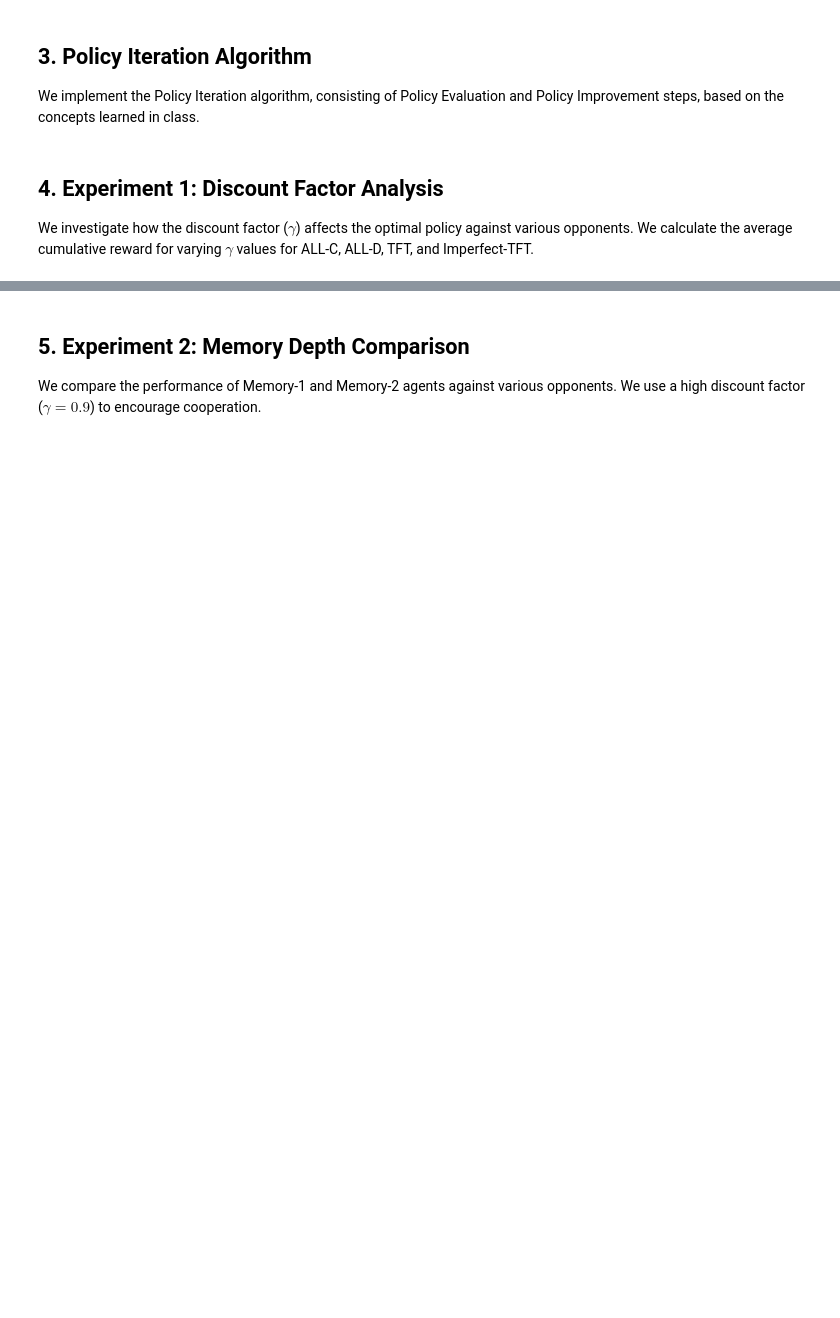
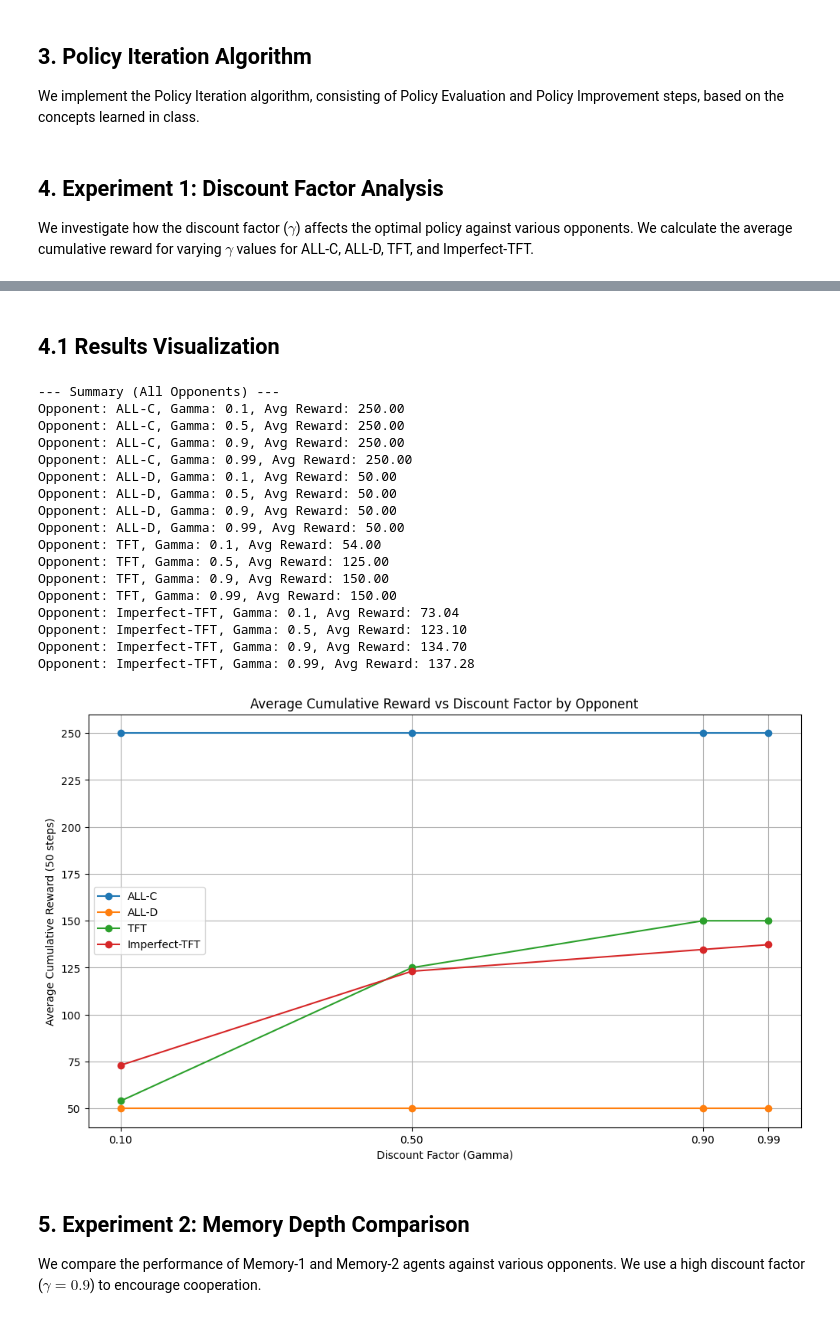
Before and after one commit to DanielKatz67/RL_Prisoners_Dilemma, a Jupyter notebook: Analysis_Notebook.ipynb, the cells around one changed output, grey strips where cells are left out. Drawn from its saved outputs; the diff is of its cells as text; code cells hidden in the pictures; blank space fills up the shorter version.

```diff
--- a/Analysis_Notebook.ipynb
+++ b/Analysis_Notebook.ipynb
@@ -390,3 +436,43 @@ Opponent: Imperfect-TFT, Gamma: 0.99, Avg Reward: 135.72
+# %% [markdown]
+## 4.1 Results Visualization
+# %%
+# After computing results for all opponents, also print a global summary (outside the loops)
+print("\n--- Summary (All Opponents) ---")
+for opp in opponent_types:
+    for g, avg in zip(gammas_to_test, results[opp.value]):
+        print(f"Opponent: {opp.value}, Gamma: {g}, Avg Reward: {avg:.2f}")
+
+# Plotting
+plt.figure(figsize=(12, 7))
+for opp in opponent_types:
+    plt.plot(gammas_to_test, results[opp.value], marker='o', label=opp.value)
+
+plt.title('Average Cumulative Reward vs Discount Factor by Opponent')
+plt.xlabel('Discount Factor (Gamma)')
+plt.ylabel('Average Cumulative Reward (50 steps)')
+plt.xticks(gammas_to_test)
+plt.legend()
+plt.grid(True)
+plt.show()
+# %% [output]
+--- Summary (All Opponents) ---
+Opponent: ALL-C, Gamma: 0.1, Avg Reward: 250.00
+Opponent: ALL-C, Gamma: 0.5, Avg Reward: 250.00
+Opponent: ALL-C, Gamma: 0.9, Avg Reward: 250.00
+Opponent: ALL-C, Gamma: 0.99, Avg Reward: 250.00
+Opponent: ALL-D, Gamma: 0.1, Avg Reward: 50.00
+Opponent: ALL-D, Gamma: 0.5, Avg Reward: 50.00
+Opponent: ALL-D, Gamma: 0.9, Avg Reward: 50.00
+Opponent: ALL-D, Gamma: 0.99, Avg Reward: 50.00
+Opponent: TFT, Gamma: 0.1, Avg Reward: 54.00
+Opponent: TFT, Gamma: 0.5, Avg Reward: 125.00
+Opponent: TFT, Gamma: 0.9, Avg Reward: 150.00
+Opponent: TFT, Gamma: 0.99, Avg Reward: 150.00
+Opponent: Imperfect-TFT, Gamma: 0.1, Avg Reward: 73.04
+Opponent: Imperfect-TFT, Gamma: 0.5, Avg Reward: 123.10
+Opponent: Imperfect-TFT, Gamma: 0.9, Avg Reward: 134.70
+Opponent: Imperfect-TFT, Gamma: 0.99, Avg Reward: 137.28
+[figure, added]
 # %% [markdown]
 ## 5. Experiment 2: Memory Depth Comparison
 We compare the performance of Memory-1 and Memory-2 agents against various opponents. We use a high discount factor ($\gamma=0.9$) to encourage cooperation.
```
Also changed, not shown: parts of 6 cells of this notebook.
